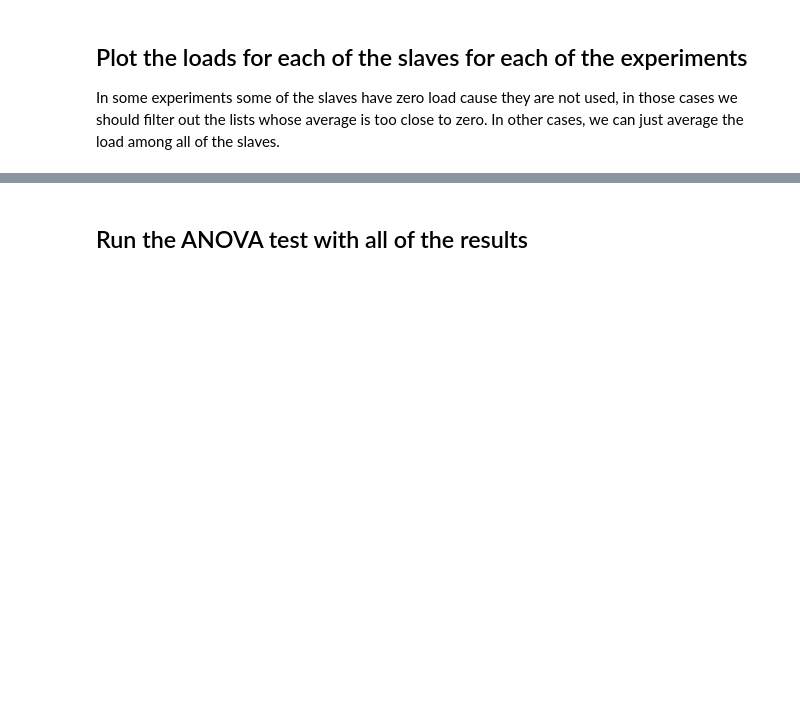
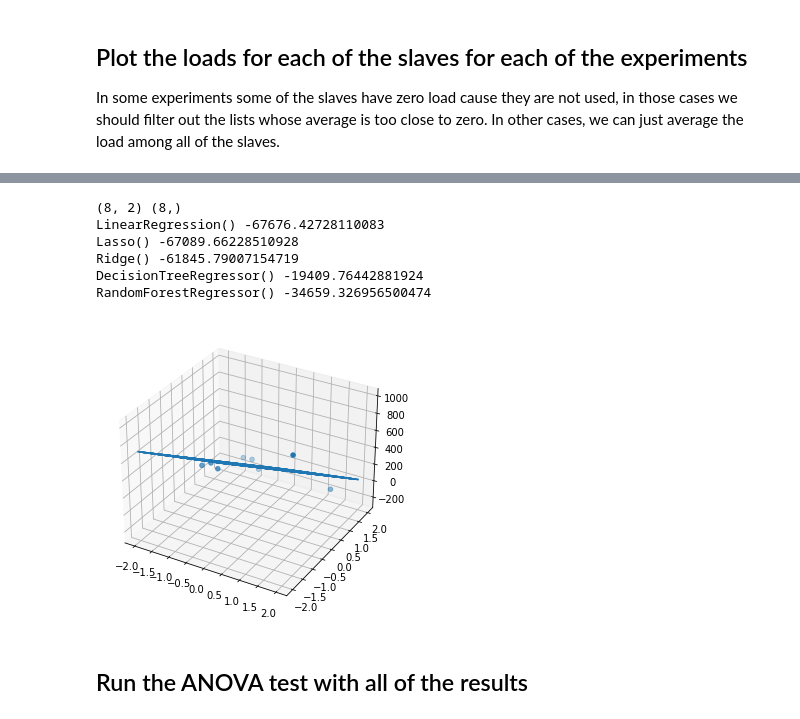
Before and after one commit to sharwinbobde/Courier-BigDL-Study, a Jupyter notebook: experiment-results.ipynb, the cells around one changed output, grey strips where cells are left out. Drawn from its saved outputs; the diff is of its cells as text; code cells hidden in the pictures; blank space fills up the shorter version.

```diff
--- a/experiment-results.ipynb
+++ b/experiment-results.ipynb
@@ -165,0 +335,10 @@ dict_items([('cpu1-batch64-njobs1', {'accuracy': [0.8599, 0.903, 0.9259, 0.9361,
+# %%
+# We want to fit the response time based on the number of processes (cpu * jobs) and the batch size
+
+# 1) Transform the dataset
+df_regr = results_df[['cpu', 'batch', 'njobs', 'time']]
+df_regr['processes'] = df_regr['cpu'] * df_regr['njobs']
+df_regr = df_regr[['processes', 'batch', 'time']]
+
+X = df_regr[['processes', 'batch']].reset_index(drop=True)
+y = df_regr['time'].reset_index(drop=True)
@@ -166,3 +360,48 @@ dict_items([('cpu1-batch64-njobs1', {'accuracy': [0.8599, 0.903, 0.9259, 0.9361,
+# %%
+# Scale the data
+
+%matplotlib inline
+
+scaler = StandardScaler()
+xtrain = scaler.fit_transform(X)
+xtrain
+
+# PLot the datapoints
+from mpl_toolkits.mplot3d import Axes3D
+
+# plot the train examples
+f = plt.figure()
+ax = Axes3D(f)
+print(xtrain.shape, y.ravel().shape)
+ax.scatter(xtrain[:,0], xtrain[:,1], y)
+
+# Fit a simple linear regression
+regressors = [LinearRegression(), Lasso(), Ridge(), DecisionTreeRegressor(), RandomForestRegressor()]
+
+for r in regressors:
+    loo = LeaveOneOut()
+
+    scores = cross_validate(r, xtrain, y, cv=5, scoring='neg_mean_squared_error')
+
+    print(r, np.mean(scores['test_score']))
+
+
+x1,x2 = np.meshgrid(np.linspace(-2,2), np.linspace(-2,2))
+
+lr = regressors[0].fit(xtrain, y)
+inter = lr.intercept_
+coefs = lr.coef_
+
+y_out = coefs[0]*x1+coefs[1]*x2 + inter
+ax.plot_wireframe(x1,x2,y_out);
+# %% [output]
+(8, 2) (8,)
+LinearRegression() -67676.42728110083
+Lasso() -67089.66228510928
+Ridge() -61845.79007154719
+DecisionTreeRegressor() -19409.76442881924
+RandomForestRegressor() -34659.326956500474
+[figure, added]
 # %% [markdown]
 ## Run the ANOVA test with all of the results
 # %%
```
Also changed, not shown: parts of 10 cells of this notebook, 2 other files.
